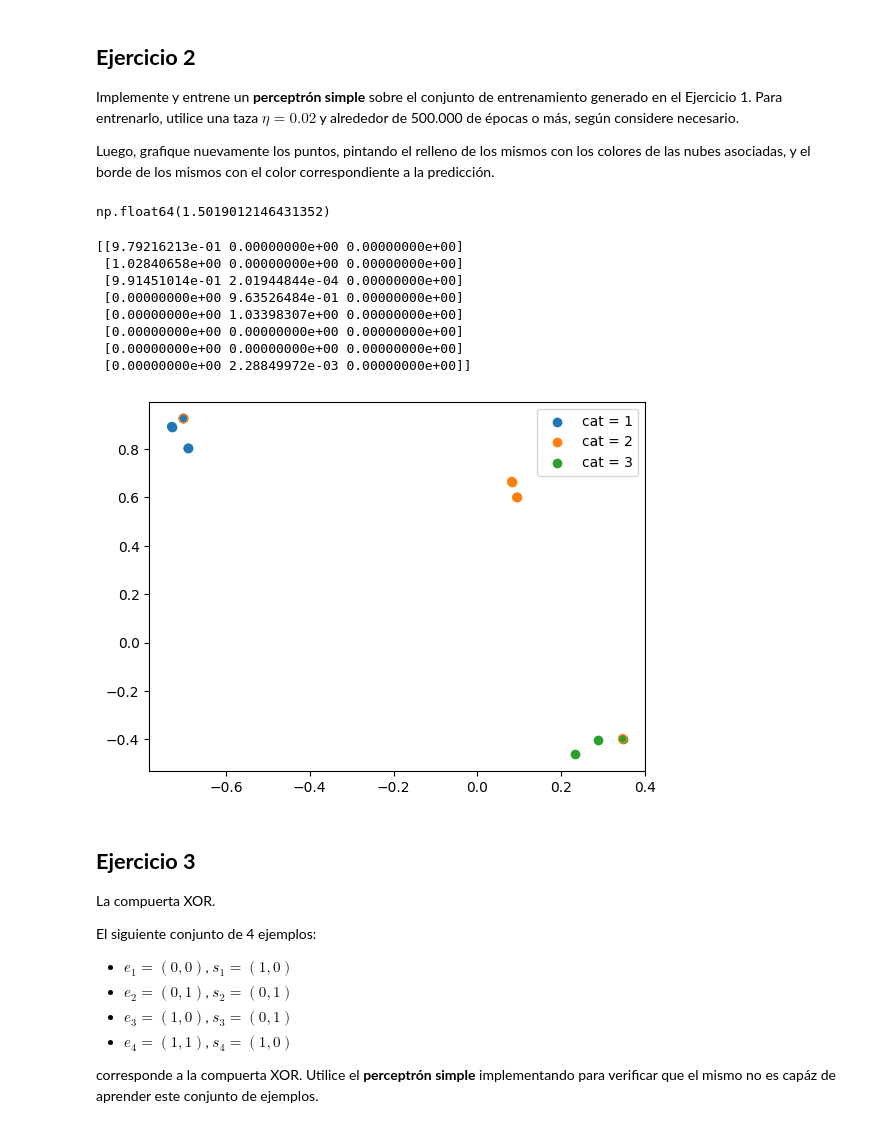
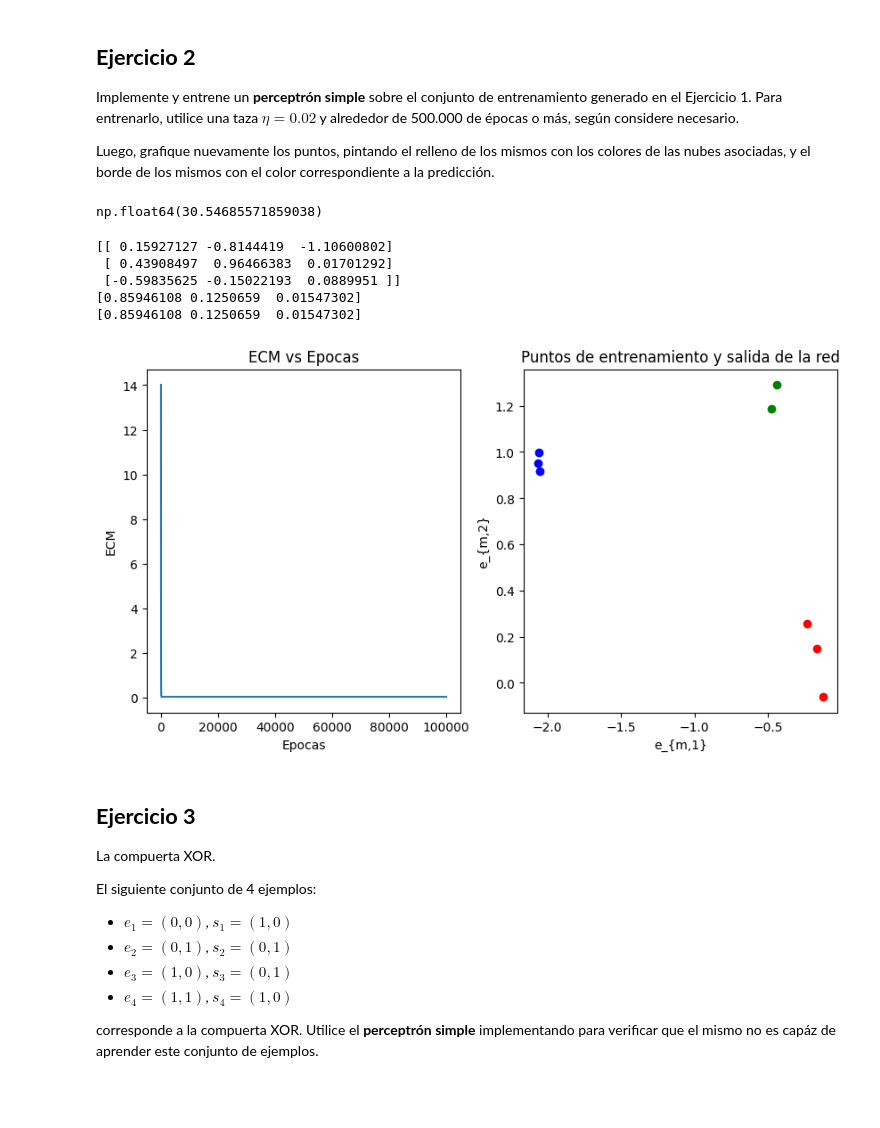
Before and after one commit to AdolfoBanchio/Redes-neuronales-2024, a Jupyter notebook: guias_ejercicios/redes_neuronales_2024_guia_9.ipynb, the cells around one changed output. Drawn from its saved outputs; the diff is of its cells as text; code cells hidden in the pictures; blank space fills up the shorter version.

```diff
--- a/guias_ejercicios/redes_neuronales_2024_guia_9.ipynb
+++ b/guias_ejercicios/redes_neuronales_2024_guia_9.ipynb
@@ -199,6 +199,8 @@ def train_perceptron(training_set, training_set_output, training_rate, g_functio
 
         Entrena la red neuronal con el algoritmo de aprendizaje del perceptron simple
         por medio de descenso de gradient, actualizando los pesos luego de cada epoca de entrenamiento.
+
+        Los datos de entrada incluyen una columna extra con el valor -1, que corresponde al umbral de la red.
     """
     n_s = training_set_output.shape[1] # cantidad de neuronas de salida
     n_e = training_set.shape[1] # cantidad de neuronas de entrada
@@ -207,16 +209,19 @@ def train_perceptron(training_set, training_set_output, training_rate, g_functio
     if w is None:
         w = np.random.normal(0, 1, (n_e,n_s)).T # inicializo los pesos de la red
     delta_w = np.zeros((n_s, n_e)) # inicializo el delta de aprendizaje
-
+    ecm = [] # lista para guardar el error cuadratico medio en cada epoca
     for _ in tqdm(range(epochs)):
         delta_w.fill(0)
+        ecm_epoch = 0
         for m in range(training_set_size):
             h_m = np.dot(w, training_set[m]) # calculo la suma ponderada de las entradas
             O_m = g_function(h_m) # salida de la red
             delta_w += np.outer(dg_function(h_m) * (training_set_output[m] - O_m), training_set[m])  # calculo el delta de aprendizaje
+            ecm_epoch += np.sum((O_m - training_set_output[m])**2)
         # finalizo epoca, actualizo los pesos.
         w += training_rate * delta_w
-    return w
+        ecm.append(0.5 * ecm_epoch)
+    return w, ecm
 # %%
 def eval(g_function, w, x):
     return g_function(np.dot(w, x))
@@ -231,35 +236,39 @@ def drelu(x):
 # %%
 training_set_ej2, training_set_output_ej2 = generate_samples([3,2,3], 2, 0.1)
 
-w_ej2 = train_perceptron(training_set_ej2, training_set_output_ej2, 0.02, relu, np.vectorize(drelu), epochs=10000)
+w_ej2, ecm = train_perceptron(training_set_ej2, training_set_output_ej2, 0.02, relu, np.vectorize(drelu), epochs=100000)
 # %%
-calculate_ecm(training_set_ej2, training_set_output_ej2, w_ej2, relu)
+calculate_ecm(training_set_ej2, training_set_output_ej2, w_ej2, lambda x:x)
 # %% [output]
-np.float64(1.5019012146431352)
+np.float64(30.54685571859038)
-# %%
-output = np.array([eval(relu, w_ej2, x) for x in training_set_ej2])
-print(output)
-colors = ['C0', 'C1', 'C2']
-n_s = training_set_output_ej2.shape[1]
-
-for c in range(n_s):
-    plt.scatter(training_set_ej2[training_set_output_ej2[:,c] == 1, 0], training_set_ej2[training_set_output_ej2[:,c] == 1, 1], color=colors[c], label=f'cat = {c+1}')
-
-for c in range(n_s):
-    plt.scatter(training_set_ej2[output[:,c] > 0, 0], training_set_ej2[output[:,c] > 0, 1], facecolors='none', edgecolors=colors[c])
-
-plt.legend()
-plt.show()
-# %% [output]
-[[9.79216213e-01 0.00000000e+00 0.00000000e+00]
- [1.02840658e+00 0.00000000e+00 0.00000000e+00]
- [9.91451014e-01 2.01944844e-04 0.00000000e+00]
- [0.00000000e+00 9.63526484e-01 0.00000000e+00]
- [0.00000000e+00 1.03398307e+00 0.00000000e+00]
- [0.00000000e+00 0.00000000e+00 0.00000000e+00]
- [0.00000000e+00 0.00000000e+00 0.00000000e+00]
- [0.00000000e+00 2.28849972e-03 0.00000000e+00]]
-[figure, removed]
+# %%
+output = np.array([eval(lambda x:x, w_ej2, x) for x in training_set_ej2])
+print(w_ej2)
+print(np.dot(w_ej2, training_set_ej2[0]))
+print(relu(np.dot(w_ej2, training_set_ej2[0])))
+colors = ['r', 'g', 'b']
+fig, ax = plt.subplots(1,2,figsize=(10,5))
+
+# ECM vs epocas
+ax[0].plot(ecm)
+ax[0].set_xlabel('Epocas')
+ax[0].set_ylabel('ECM')
+ax[0].set_title('ECM vs Epocas')
+
+# puntos de entrenamiento y salida de la red
+for m in range(training_set_ej2.shape[0]):
+    ax[1].scatter(training_set_ej2[m, 0], training_set_ej2[m, 1], color=colors[np.argmax(training_set_output_ej2[m])], edgecolors=colors[np.argmax(output[m])])
+ax[1].set_xlabel('e_{m,1}')
+ax[1].set_ylabel('e_{m,2}')
+ax[1].set_title('Puntos de entrenamiento y salida de la red')
+plt.show()
+# %% [output]
+[[ 0.15927127 -0.8144419  -1.10600802]
+ [ 0.43908497  0.96466383  0.01701292]
+ [-0.59835625 -0.15022193  0.0889951 ]]
+[0.85946108 0.1250659  0.01547302]
+[0.85946108 0.1250659  0.01547302]
+[figure, added]
 # %% [markdown]
 ## **Ejercicio 3**
 
```
Also changed, not shown: parts of 2 cells of this notebook, 1 other file.
